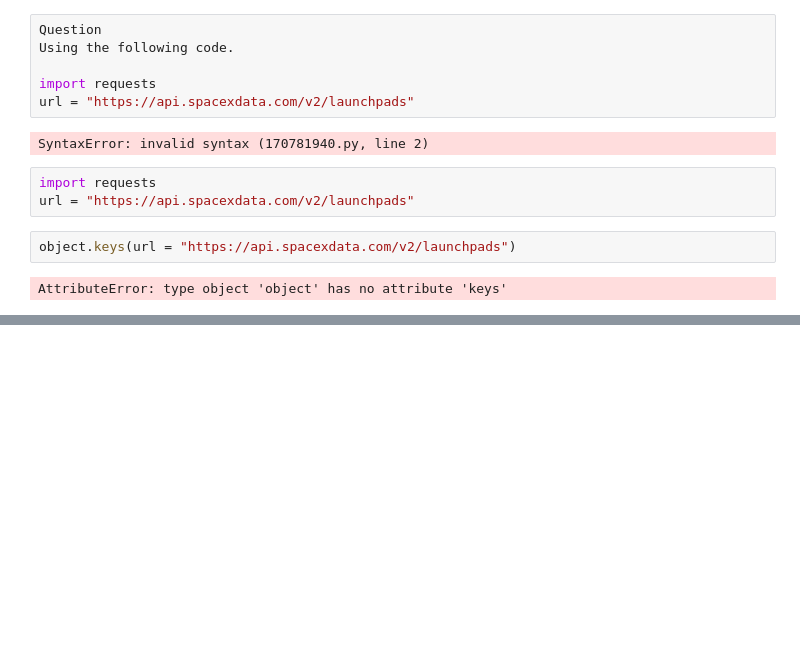
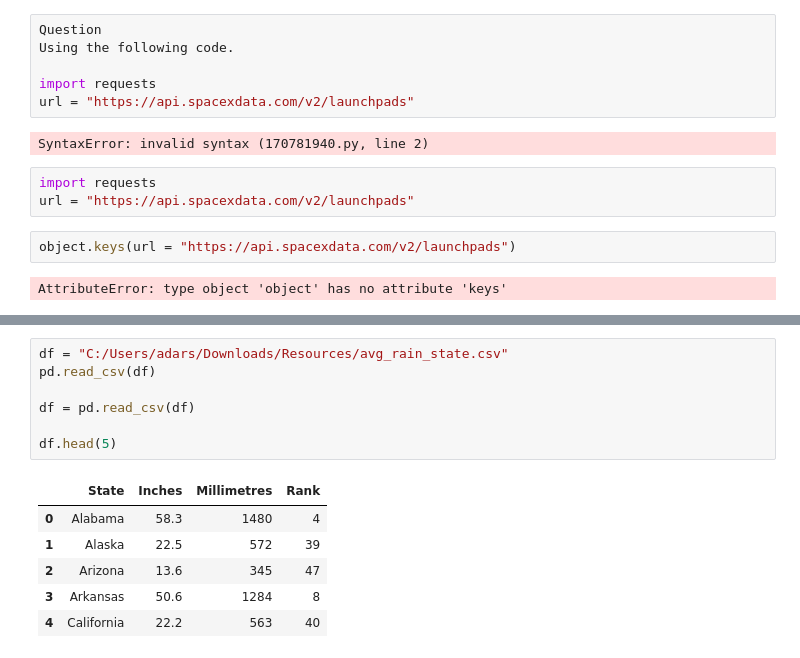
Before and after one commit to adarshkhub/Python_Practice_Problems, a Jupyter notebook: Python_Unit_Test_Questions.ipynb, the cells around one changed output, grey strips where cells are left out. Cells and saved outputs as stored; diff of their text form; blank space fills up the shorter version.

```diff
--- a/Python_Unit_Test_Questions.ipynb
+++ b/Python_Unit_Test_Questions.ipynb
@@ -113,0 +128,14 @@ AttributeError: type object 'object' has no attribute 'keys'
+# %%
+df = "C:/Users/adars/Downloads/Resources/avg_rain_state.csv"
+pd.read_csv(df)
+
+df = pd.read_csv(df)
+
+df.head(5)
+# %% [output]
+|  | State | Inches | Milli­metres | Rank |
+| 0 | Alabama | 58.3 | 1480 | 4 |
+| 1 | Alaska | 22.5 | 572 | 39 |
+| 2 | Arizona | 13.6 | 345 | 47 |
+| 3 | Arkansas | 50.6 | 1284 | 8 |
+| 4 | California | 22.2 | 563 | 40 |
```
Also changed, not shown: parts of 22 cells of this notebook.
